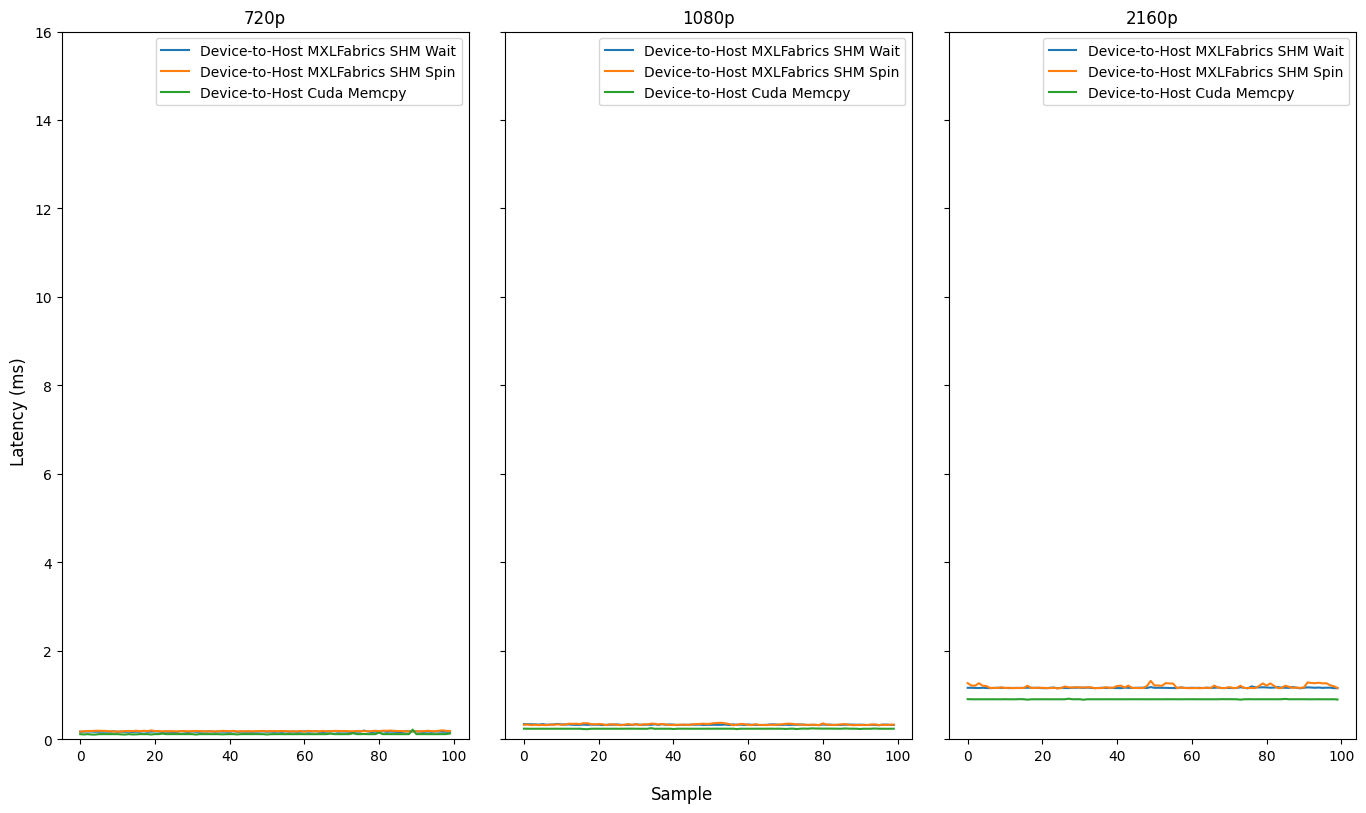
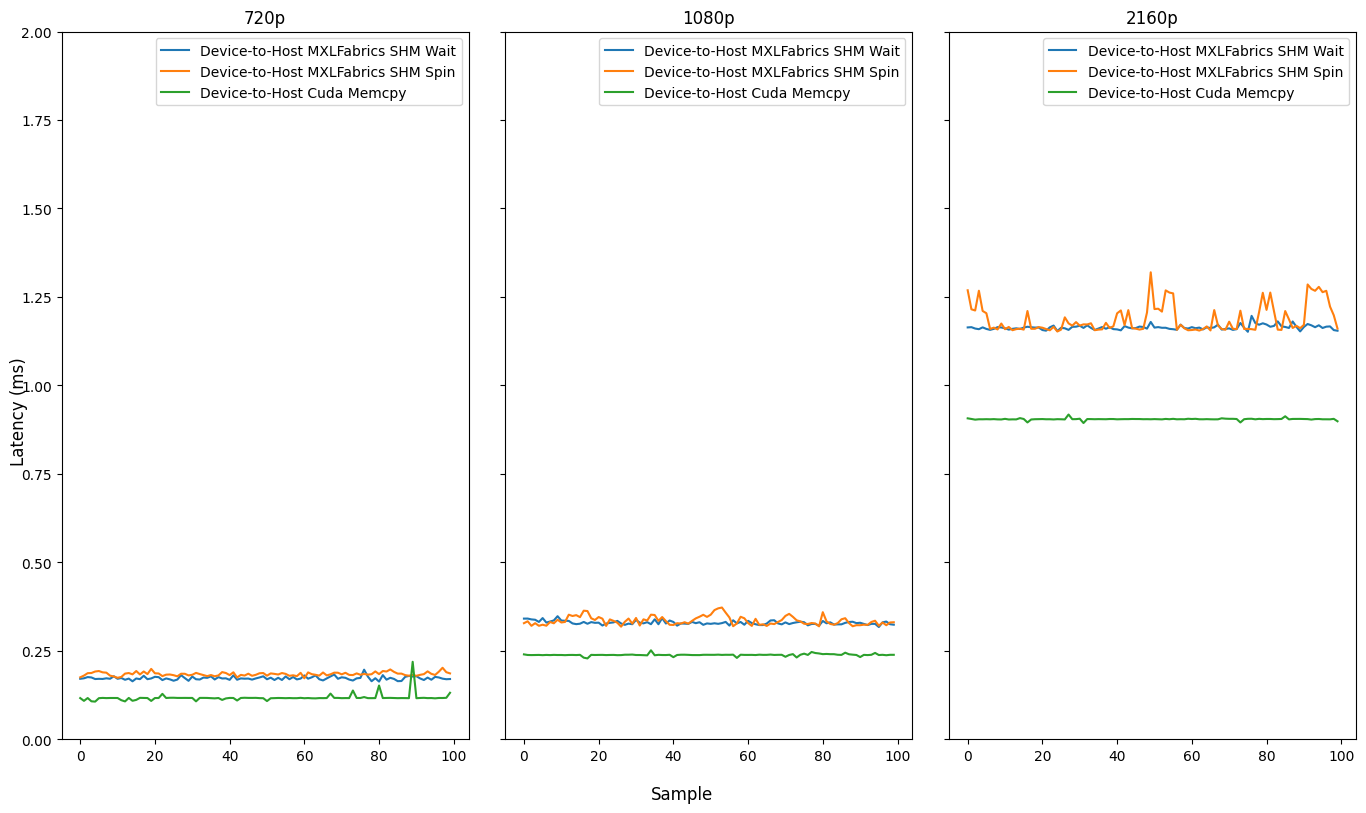
The change to this notebook cell's code, shown as a diff; its figure went from the first image to the second:
--- before
+++ after
@@ -7,5 +7,5 @@
 for i, format in enumerate(formats):
     axs[i].set_title(f"{format}p")
-    axs[i].set_ylim(0,16)
+    axs[i].set_ylim(0,2)
     axs[i].plot(data_c2h_wait[format]/1e6, label=f"Device-to-Host MXLFabrics SHM Wait")
     axs[i].plot(data_c2h_spin[format]/1e6, label=f"Device-to-Host MXLFabrics SHM Spin")

Commit: Add study event timeline